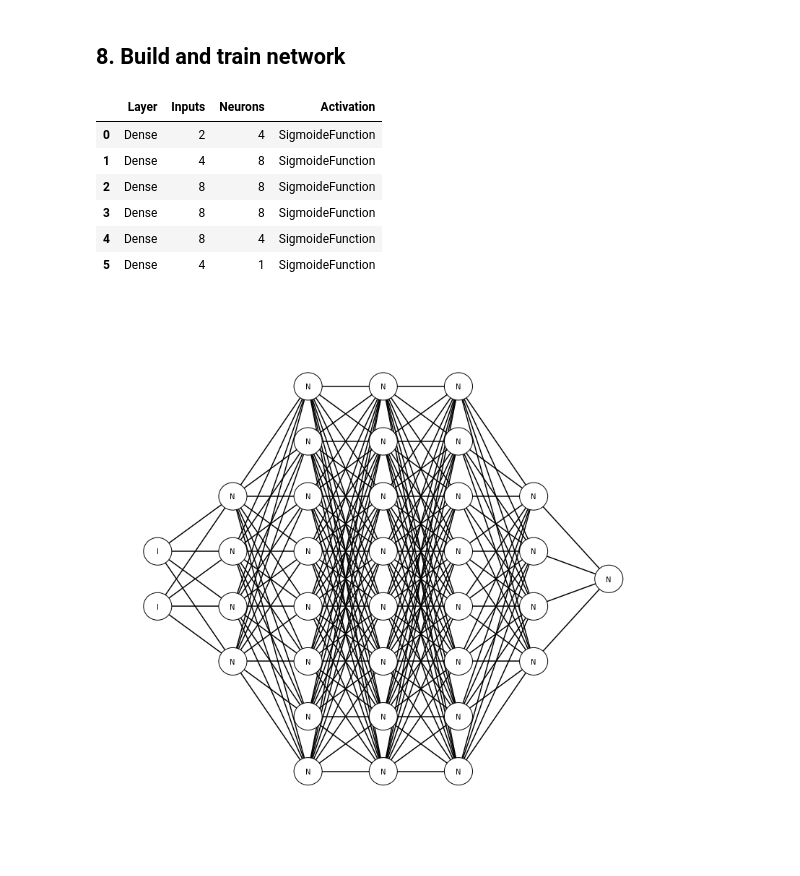
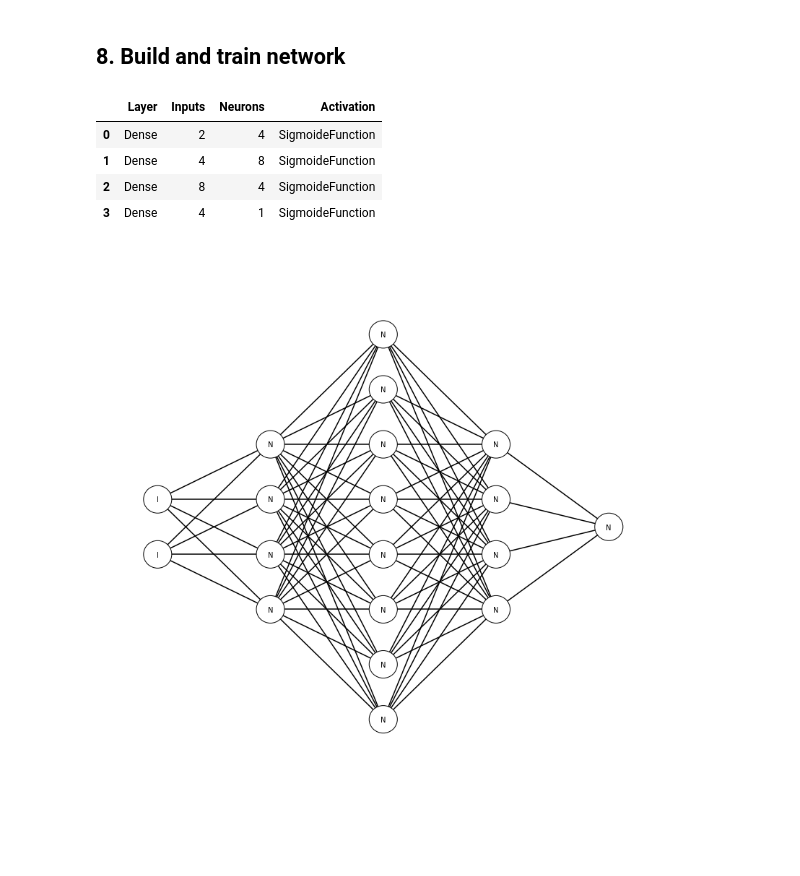
Before and after one commit to adrianmarino/neural-network-from-scratch, a Jupyter notebook: Neural_network_from_scratch.ipynb, the cells around one changed output. Saved outputs shown, nothing was run; the diff lists cells and outputs as text; code cells hidden in the pictures; blank space fills up the shorter version.

```diff
--- a/Neural_network_from_scratch.ipynb
+++ b/Neural_network_from_scratch.ipynb
@@ -240,7 +239,7 @@ class DenseLayer:
         self.inputs = inputs
         self.neurons = neurons
         self.act_fn = act_fn
-        self.biases = normal_rand_tensor(1,    )
+        self.biases = normal_rand_tensor(1, neurons)
         self.W = normal_rand_tensor(inputs, neurons)
 
     def name(self): return 'Dense'
@@ -277,7 +276,9 @@ class NetworkBuilder:
 ## 6. Neural network
 # %%
 class Network:
-    def __init__(self, layers): self.layers = layers
+    def __init__(self, layers, debug=False):
+        self.layers = layers
+        self.debug = debug
 
     @staticmethod
     def builder(): return NetworkBuilder()
@@ -285,11 +286,9 @@ class Network:
     def plot(self): return NetworkPlotter(self).plot()
 
     def __forward_pass(self, X):
-        outputs = []
+        outputs = [LayerOutput(None, X)]
         for layer in self.layers:
-            # if outputs: is the pythonic way to do this: if len(outputs) > 0
-            activation = outputs[-1].activation if outputs else X
-            outputs.append(layer.compute(activation))
+            outputs.append(layer.compute(outputs[-1].activation))
         return outputs
 
     def predict(self, X):
@@ -300,7 +299,7 @@ class Network:
         errors = [] # Or deltas
         for layer_index in reversed(range(0, len(self.layers))):
             layer = self.layers[layer_index]
-            act_value = outputs[layer_index].activation
+            act_value = outputs[layer_index+1].activation
 
             if not errors: # Is last layer?
                 first_term = loss_fn.derivate().compute(act_value, Y)
@@ -314,18 +313,33 @@ class Network:
         return errors
 
     def __gradient_desent_optimization(self, outputs, errors, lr):
+        if self.debug:
+            [print(f'OUTPUT ACT: [{i}]{o.activation.shape}') for i, o in enumerate(outputs)]
+            [print(f'ERROR: [{i}]{e.shape}') for i, e in enumerate(errors)]
+            [print(f'LAYER W: [{i}]{l.W.shape}') for i, l in enumerate(self.layers)]
+
         for layer_index in reversed(range(0, len(self.layers))):
+            if self.debug:
+                print(f'=> Layer {layer_index}')
+
             layer = self.layers[layer_index]
             layer_error = errors[layer_index]
             layer_output = outputs[layer_index]
 
             mean_layer_error = np.mean(layer_error, axis=0, keepdims=True)
-            mean_layer_act = np.mean(
-                layer_output.activation, axis=0, keepdims=True)
-
             layer.biases = layer.biases - (mean_layer_error * lr)
 
-            layer.W = layer.W - (mean_layer_error * mean_layer_act  * lr)
+            if self.debug:
+                print(f'(W, ERROR): {layer_output.activation.T.shape ,layer_error.shape}')
+            delta = layer_output.activation.T @ layer_error
+
+            if self.debug:
+                print(f'W: {layer.W.shape} ')
+            layer.W = layer.W - delta * lr
+
+            if self.debug:
+                print(f'W OK: {layer.W.shape} ')
+
 
     def train(self, train_set, loss_fn, lr, epochs, validation_set = []):
         X, Y = train_set
@@ -367,23 +381,19 @@ class MSEDerivateFunction(Function):
 # %%
 network = Network.builder() \
     .sigm_dense(neurons = 4, inputs = 2) \
-    .sigm_dense(neurons = 8) \
-    .sigm_dense(neurons = 8) \
     .sigm_dense(neurons = 8) \
     .sigm_dense(neurons = 4) \
     .sigm_dense(neurons = 1) \
     .build()
 
 network.plot()
 # %% [output]
 |  | Layer | Inputs | Neurons | Activation |
 | 0 | Dense | 2 | 4 | SigmoideFunction |
 | 1 | Dense | 4 | 8 | SigmoideFunction |
-| 2 | Dense | 8 | 8 | SigmoideFunction |
-| 3 | Dense | 8 | 8 | SigmoideFunction |
-| 4 | Dense | 8 | 4 | SigmoideFunction |
-| 5 | Dense | 4 | 1 | SigmoideFunction |
+| 2 | Dense | 8 | 4 | SigmoideFunction |
+| 3 | Dense | 4 | 1 | SigmoideFunction |
-[figure, old version]
+[figure, new version]
 # %%
 X_train, X_validation, y_train, y_validation = dataset.train_test(0.3)
 
```
Also changed, not shown: parts of 4 cells of this notebook.
